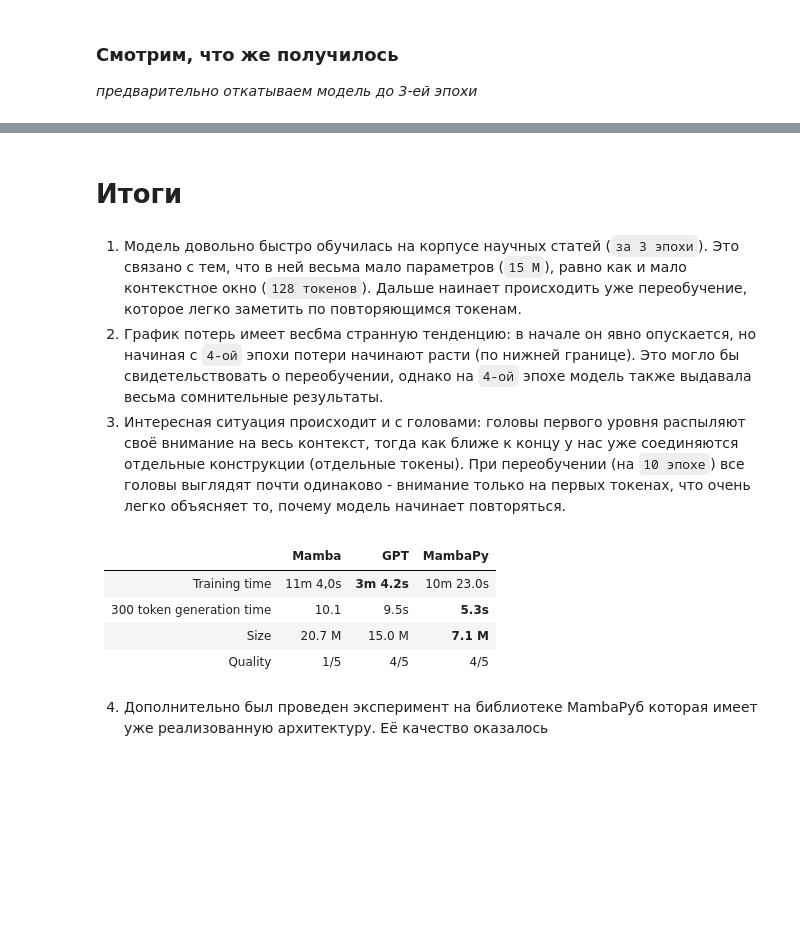
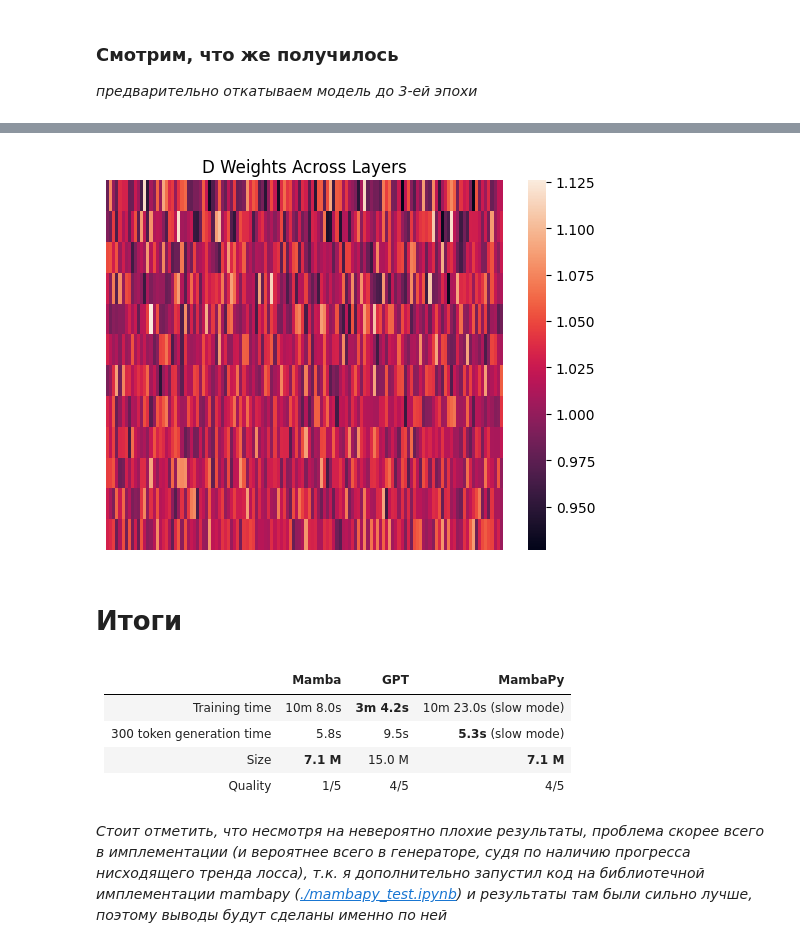
Before and after one commit to setday/hse_dl_hw2025, a Jupyter notebook: homeworks/homework_5/solution.ipynb, the cells around one changed output, grey strips where cells are left out. Drawn from its saved outputs; the diff is of its cells as text; code cells hidden in the pictures; blank space fills up the shorter version.

```diff
--- a/homeworks/homework_5/solution.ipynb
+++ b/homeworks/homework_5/solution.ipynb
@@ -232,15 +246,20 @@ AttributeError: 'LLMMamba' object has no attribute 'transformer'
+# %%
+sns.heatmap([model.model.layers[i][0].D.data for i in range(len(model.model.layers))])
+plt.title('D Weights Across Layers')
+plt.xlabel('Layer Index')
+plt.ylabel('D Weights')
+plt.axis('off')
+plt.show()
+# %% [output]
+[figure, added]
 # %% [markdown]
 # Итоги
-# %% [markdown]
-1. Модель довольно быстро обучилась на корпусе научных статей (`за 3 эпохи`). Это связано с тем, что в ней весьма мало параметров (`15 M`), равно как и мало контекстное окно (`128 токенов`). Дальше наинает происходить уже переобучение, которое легко заметить по повторяющимся токенам.
-2. График потерь имеет весбма странную тенденцию: в начале он явно опускается, но начиная с `4-ой` эпохи потери начинают расти (по нижней границе). Это могло бы свидетельствовать о переобучении, однако на `4-ой` эпохе модель также выдавала весьма сомнительные результаты.
-3. Интересная ситуация происходит и с головами: головы первого уровня распыляют своё внимание на весь контекст, тогда как ближе к концу у нас уже соединяются отдельные конструкции (отдельные токены). При переобучении (на `10 эпохе`) все головы выглядят почти одинаково - внимание только на первых токенах, что очень легко объясняет то, почему модель начинает повторяться.
 # %% [markdown]
-|                           | Mamba    | GPT         | MambaPy   |
-|---------------------------|----------|-------------|-----------|
-| Training time             | 11m 4,0s | **3m 4.2s** | 10m 23.0s |
-| 300 token generation time | 10.1     | 9.5s        | **5.3s**  |
-| Size                      | 20.7 M   | 15.0 M      | **7.1 M** |
-| Quality                   | 1/5      | 4/5         | 4/5       |
+|                           | Mamba     | GPT         | MambaPy                |
+|---------------------------|-----------|-------------|------------------------|
+| Training time             | 10m 8.0s  | **3m 4.2s** | 10m 23.0s  (slow mode) |
+| 300 token generation time | 5.8s      | 9.5s        | **5.3s** (slow mode)   |
+| Size                      | **7.1 M** | 15.0 M      | **7.1 M**              |
+| Quality                   | 1/5       | 4/5         | 4/5                    |
-# %% [markdown]
-4. Дополнительно был проведен эксперимент на библиотеке MambaPyб которая имеет уже реализованную архитектуру. Её качество оказалось
+# %% [markdown]
+_Стоит отметить, что несмотря на невероятно плохие результаты, проблема скорее всего в имплементации (и вероятнее всего в генераторе, судя по наличию прогресса нисходящего тренда лосса), т.к. я дополнительно запустил код на библиотечной имплементации mambapy ([./mambapy_test.ipynb](mambapy_test.ipynb)) и результаты там были сильно лучше, поэтому выводы будут сделаны именно по ней_
```
Also changed, not shown: parts of 8 cells of this notebook, 1 other file.
